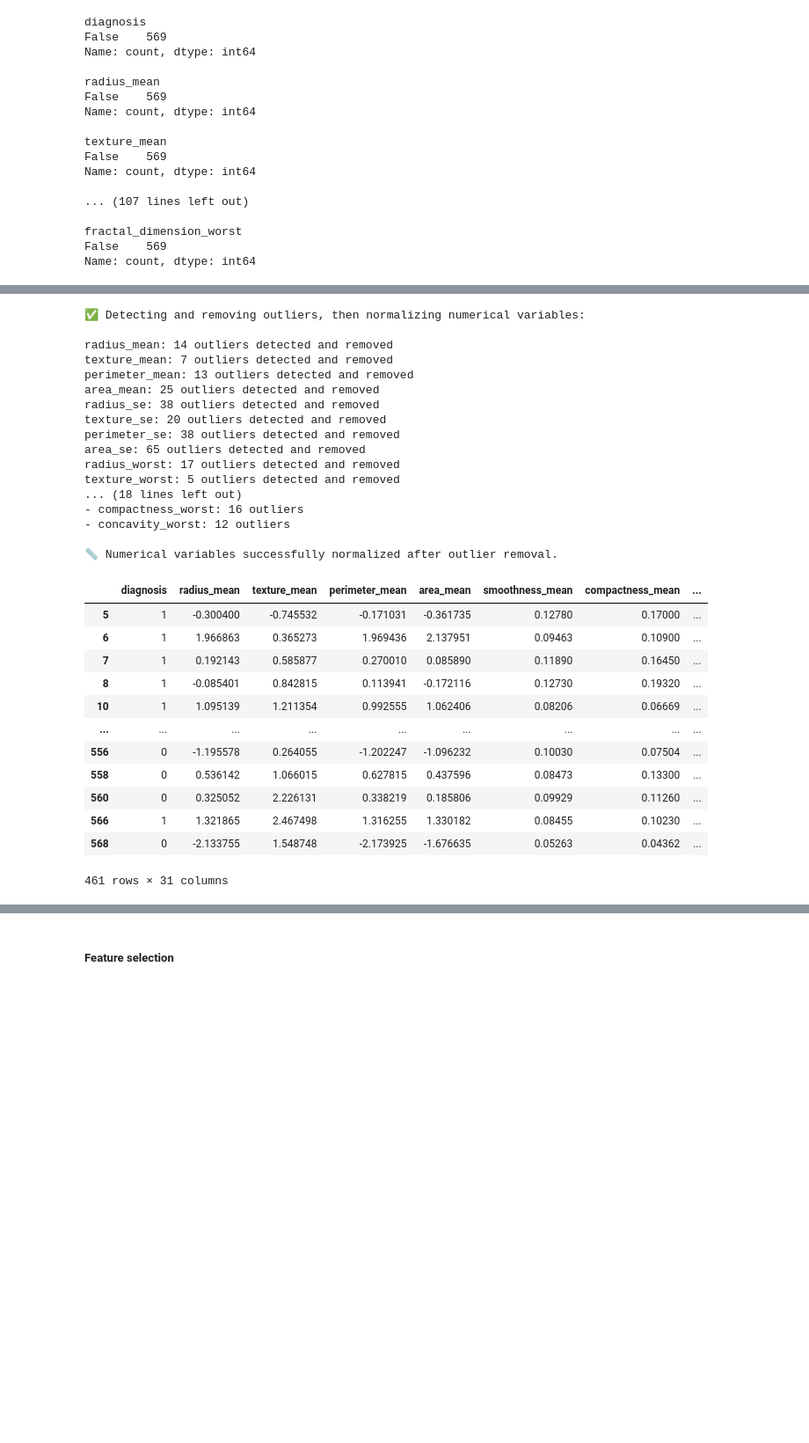
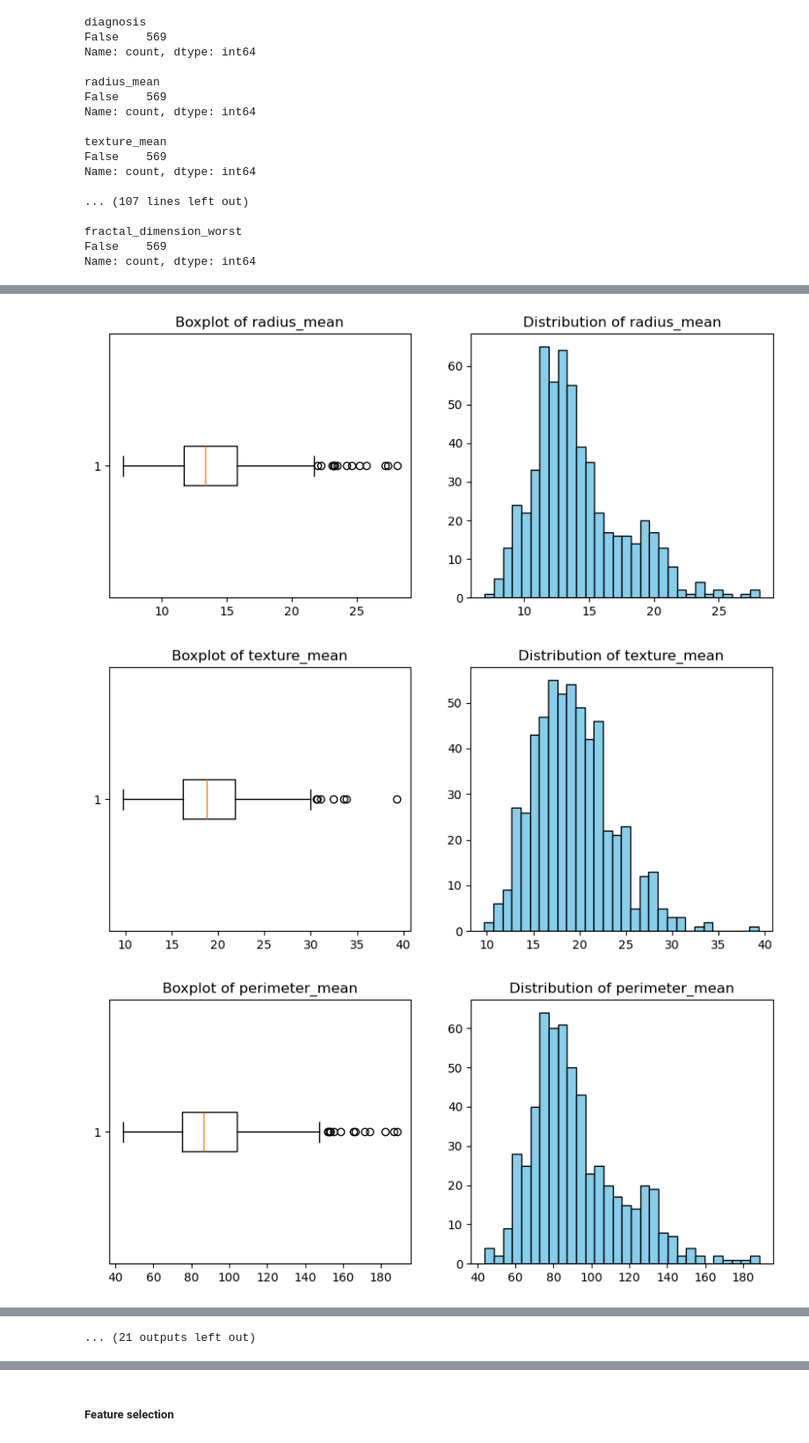
Before and after one commit to 100495761/MSE446, a Jupyter notebook: BreastCancerMain.ipynb, the cells around one changed output, grey strips where cells are left out. Shown at 88% size. Drawn from its saved outputs; the diff is of its cells as text; code cells hidden in the pictures; blank space fills up the shorter version.

```diff
--- a/BreastCancerMain.ipynb
+++ b/BreastCancerMain.ipynb
@@ -208,4 +211,11 @@ def delete_outliers_and_normalize(data, numerical_cols):
 # %%
-normalized_data= delete_outliers_and_normalize(data, numerical_cols)
+#ways to treat outliers: "remove", "keep", "median", "mean"
+strategy="remove"
+numerical_cols=data.drop(['diagnosis'],axis=1).columns.tolist()
+target_col = 'diagnosis'
+normalized_data = handle_outliers_and_normalize(data, numerical_cols, target_col, strategy)
 normalized_data
 # %% [output]
+[figure, added]
+[figure, added]
+[figure, added]
@@ -212,30 +231 @@ normalized_data
-✅ Detecting and removing outliers, then normalizing numerical variables:
-
-radius_mean: 14 outliers detected and removed
-texture_mean: 7 outliers detected and removed
-perimeter_mean: 13 outliers detected and removed
-area_mean: 25 outliers detected and removed
-radius_se: 38 outliers detected and removed
-texture_se: 20 outliers detected and removed
-perimeter_se: 38 outliers detected and removed
-area_se: 65 outliers detected and removed
-radius_worst: 17 outliers detected and removed
-texture_worst: 5 outliers detected and removed
-... (18 lines left out)
-- compactness_worst: 16 outliers
-- concavity_worst: 12 outliers
-
-📏 Numerical variables successfully normalized after outlier removal.
+... (21 outputs left out)
-|  | diagnosis | radius_mean | texture_mean | perimeter_mean | area_mean | smoothness_mean | compactness_mean | ... |
-| 5 | 1 | -0.300400 | -0.745532 | -0.171031 | -0.361735 | 0.12780 | 0.17000 | ... |
-| 6 | 1 | 1.966863 | 0.365273 | 1.969436 | 2.137951 | 0.09463 | 0.10900 | ... |
-| 7 | 1 | 0.192143 | 0.585877 | 0.270010 | 0.085890 | 0.11890 | 0.16450 | ... |
-| 8 | 1 | -0.085401 | 0.842815 | 0.113941 | -0.172116 | 0.12730 | 0.19320 | ... |
-| 10 | 1 | 1.095139 | 1.211354 | 0.992555 | 1.062406 | 0.08206 | 0.06669 | ... |
-| ... | ... | ... | ... | ... | ... | ... | ... | ... |
-| 556 | 0 | -1.195578 | 0.264055 | -1.202247 | -1.096232 | 0.10030 | 0.07504 | ... |
-| 558 | 0 | 0.536142 | 1.066015 | 0.627815 | 0.437596 | 0.08473 | 0.13300 | ... |
-| 560 | 0 | 0.325052 | 2.226131 | 0.338219 | 0.185806 | 0.09929 | 0.11260 | ... |
-| 566 | 1 | 1.321865 | 2.467498 | 1.316255 | 1.330182 | 0.08455 | 0.10230 | ... |
-| 568 | 0 | -2.133755 | 1.548748 | -2.173925 | -1.676635 | 0.05263 | 0.04362 | ... |
-461 rows × 31 columns
```
Also changed, not shown: parts of 15 cells of this notebook.
